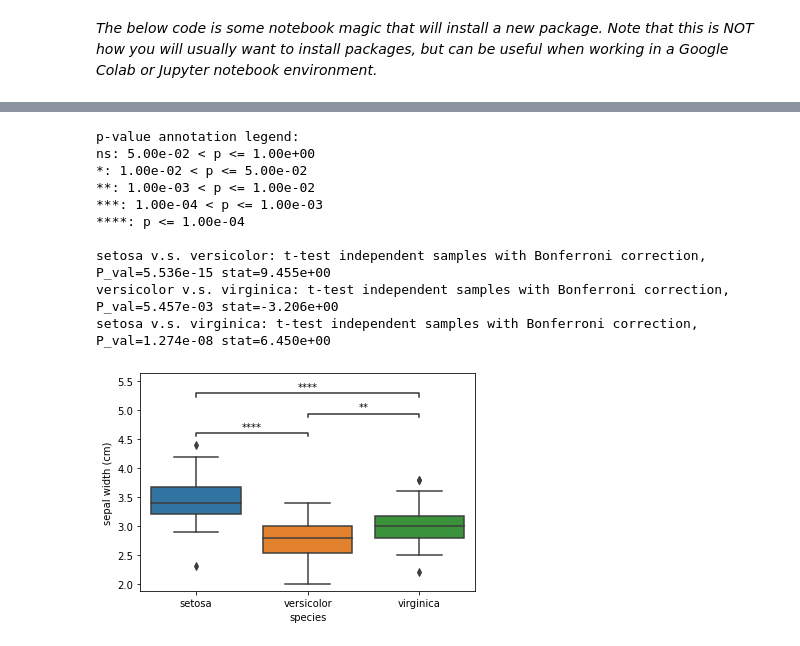
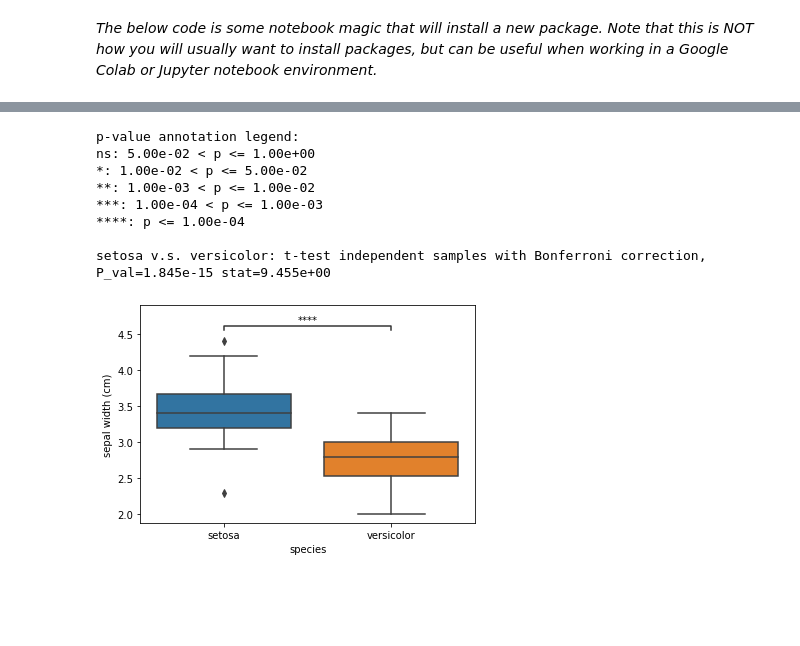
Before and after one commit to UVaBME/BME_JumpStart_Drafts, a Jupyter notebook: Day 2/Lesson-3-Intro-Data-Analysis.ipynb, the cells around one changed output, grey strips where cells are left out. Drawn from its saved outputs; the diff is of its cells as text; code cells hidden in the pictures; blank space fills up the shorter version.

Commit message:
Finished data analysis notebook

```diff
--- a/Day 2/Lesson-3-Intro-Data-Analysis.ipynb
+++ b/Day 2/Lesson-3-Intro-Data-Analysis.ipynb
@@ -478,23 +465,22 @@ _The below code is some notebook magic that will install a new package. Note tha
 # %%
 from statannot import add_stat_annotation
 
 x = "species"
 y = "sepal width (cm)"
-order = ['setosa', 'versicolor', 'virginica']
-ax = sns.boxplot(data=iris_df, x=x, y=y, order=order)
+order = ['setosa', 'versicolor']
+ax = sns.boxplot(data = iris_df[iris_df['species'].isin(order)],
+            x = x, y = y, order = order)
 test_results = add_stat_annotation(ax, data=iris_df, x=x, y=y, order=order,
-                                   box_pairs=[("setosa", "versicolor"), ("setosa", "virginica"), ("versicolor", "virginica")],
+                                   box_pairs=[("setosa", "versicolor")],
                                    test='t-test_ind', text_format='star',
                                    loc='inside', verbose=1)
 # %% [output]
 p-value annotation legend:
 ns: 5.00e-02 < p <= 1.00e+00
 *: 1.00e-02 < p <= 5.00e-02
 **: 1.00e-03 < p <= 1.00e-02
 ***: 1.00e-04 < p <= 1.00e-03
 ****: p <= 1.00e-04
 
-setosa v.s. versicolor: t-test independent samples with Bonferroni correction, P_val=5.536e-15 stat=9.455e+00
-versicolor v.s. virginica: t-test independent samples with Bonferroni correction, P_val=5.457e-03 stat=-3.206e+00
-setosa v.s. virginica: t-test independent samples with Bonferroni correction, P_val=1.274e-08 stat=6.450e+00
+setosa v.s. versicolor: t-test independent samples with Bonferroni correction, P_val=1.845e-15 stat=9.455e+00
-[figure, old version]
+[figure, new version]
```
Also changed, not shown: parts of 6 cells of this notebook.
